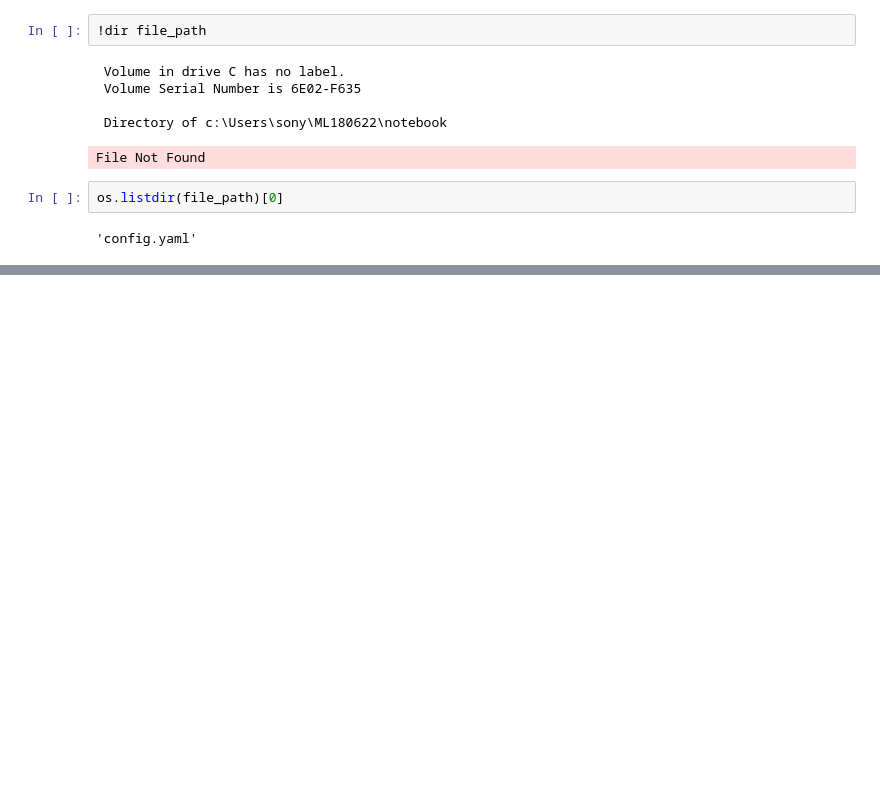
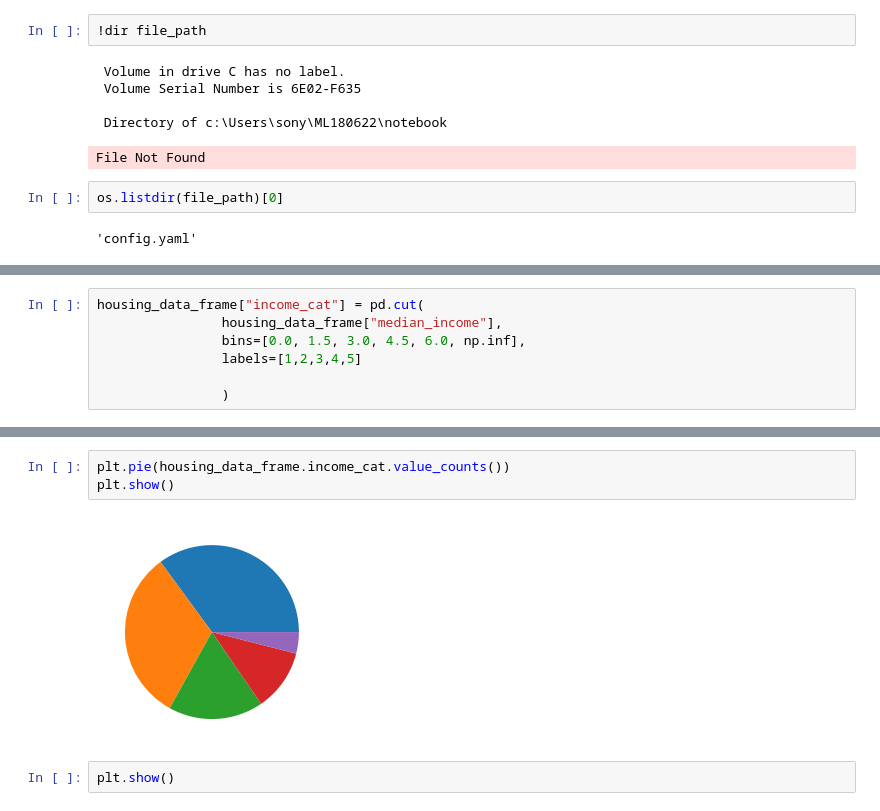
Before and after one commit to RudraS025/ML180622, a Jupyter notebook: notebook/example2.ipynb, the cells around one changed output, grey strips where cells are left out. Drawn from its saved outputs; the diff is of its cells as text; blank space fills up the shorter version.

```diff
--- a/notebook/example2.ipynb
+++ b/notebook/example2.ipynb
@@ -22,0 +70,7 @@ os.listdir(file_path)[0]
+# %%
+housing_data_frame["income_cat"] = pd.cut(
+                housing_data_frame["median_income"],
+                bins=[0.0, 1.5, 3.0, 4.5, 6.0, np.inf],
+                labels=[1,2,3,4,5]
+
+                )
@@ -22,0 +102,7 @@ os.listdir(file_path)[0]
+# %%
+plt.pie(housing_data_frame.income_cat.value_counts())
+plt.show()
+# %% [output]
+[figure, added]
+# %%
+plt.show()
```
Also changed, not shown: parts of 32 cells of this notebook, 4 other files.
